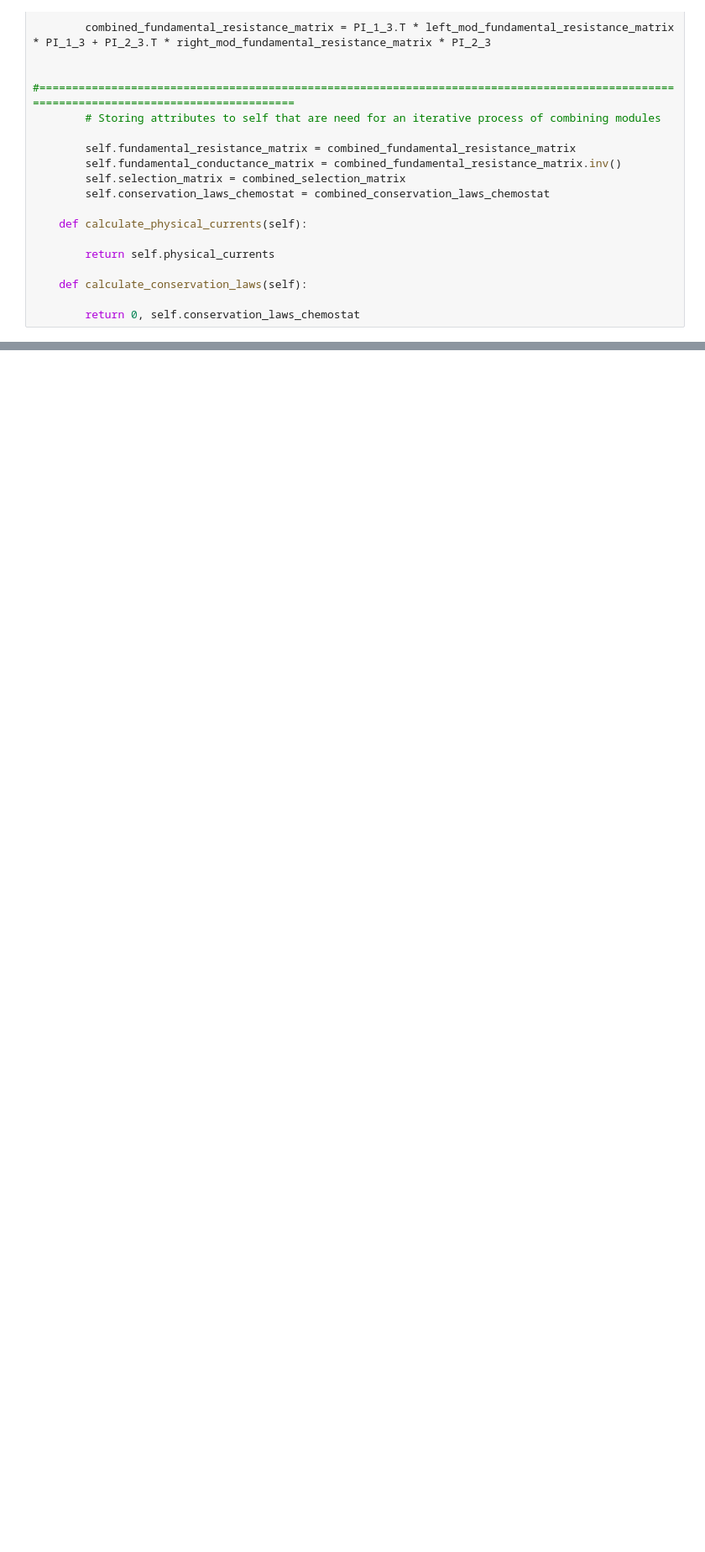
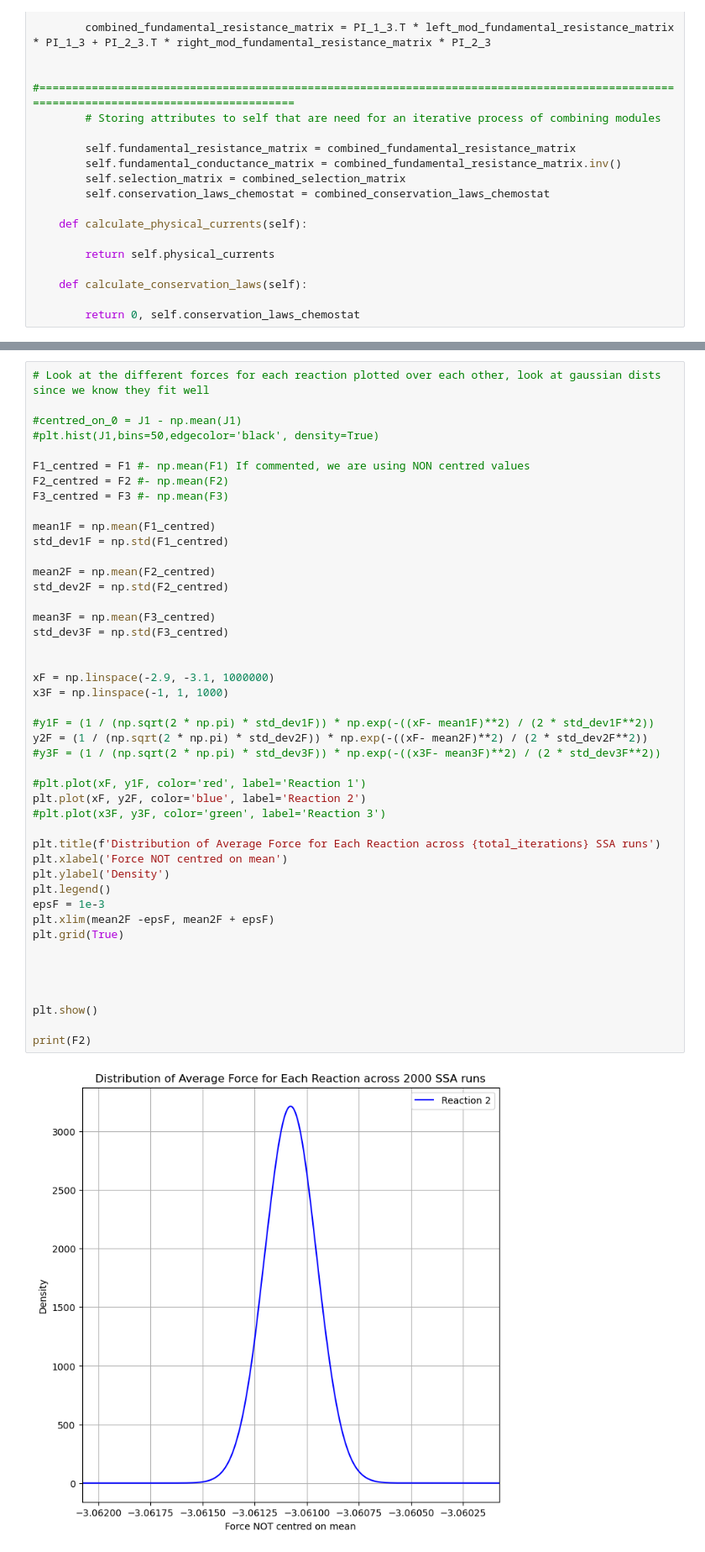
Before and after one commit to FTurci/conductance-chem-net, a Jupyter notebook: students/Will/Gillespie_simulations/numba_infused.ipynb, the cells around one changed output, grey strips where cells are left out. Shown at 84% size. Saved outputs shown, nothing was run; the diff lists cells and outputs as text; blank space fills up the shorter version.

```diff
--- a/students/Will/Gillespie_simulations/numba_infused.ipynb
+++ b/students/Will/Gillespie_simulations/numba_infused.ipynb
@@ -1034,0 +1144,47 @@ plt.show()
+# %%
+# Look at the different forces for each reaction plotted over each other, look at gaussian dists since we know they fit well
+
+#centred_on_0 = J1 - np.mean(J1)
+#plt.hist(J1,bins=50,edgecolor='black', density=True)
+
+F1_centred = F1 #- np.mean(F1) If commented, we are using NON centred values
+F2_centred = F2 #- np.mean(F2)
+F3_centred = F3 #- np.mean(F3)
+
+mean1F = np.mean(F1_centred)
+std_dev1F = np.std(F1_centred)
+
+mean2F = np.mean(F2_centred)
+std_dev2F = np.std(F2_centred)
+
+mean3F = np.mean(F3_centred)
+std_dev3F = np.std(F3_centred)
+
+
+xF = np.linspace(-2.9, -3.1, 1000000)
+x3F = np.linspace(-1, 1, 1000)
+
+#y1F = (1 / (np.sqrt(2 * np.pi) * std_dev1F)) * np.exp(-((xF- mean1F)**2) / (2 * std_dev1F**2))
+y2F = (1 / (np.sqrt(2 * np.pi) * std_dev2F)) * np.exp(-((xF- mean2F)**2) / (2 * std_dev2F**2))
+#y3F = (1 / (np.sqrt(2 * np.pi) * std_dev3F)) * np.exp(-((x3F- mean3F)**2) / (2 * std_dev3F**2))
+
+#plt.plot(xF, y1F, color='red', label='Reaction 1')
+plt.plot(xF, y2F, color='blue', label='Reaction 2')
+#plt.plot(x3F, y3F, color='green', label='Reaction 3')
+
+plt.title(f'Distribution of Average Force for Each Reaction across {total_iterations} SSA runs')
+plt.xlabel('Force NOT centred on mean')
+plt.ylabel('Density')
+plt.legend()
+epsF = 1e-3
+plt.xlim(mean2F -epsF, mean2F + epsF)
+plt.grid(True)
+
+
+
+
+plt.show()
+
+print(F2)
+# %% [output]
+[figure, added]
```
Also changed, not shown: parts of 12 cells of this notebook.
